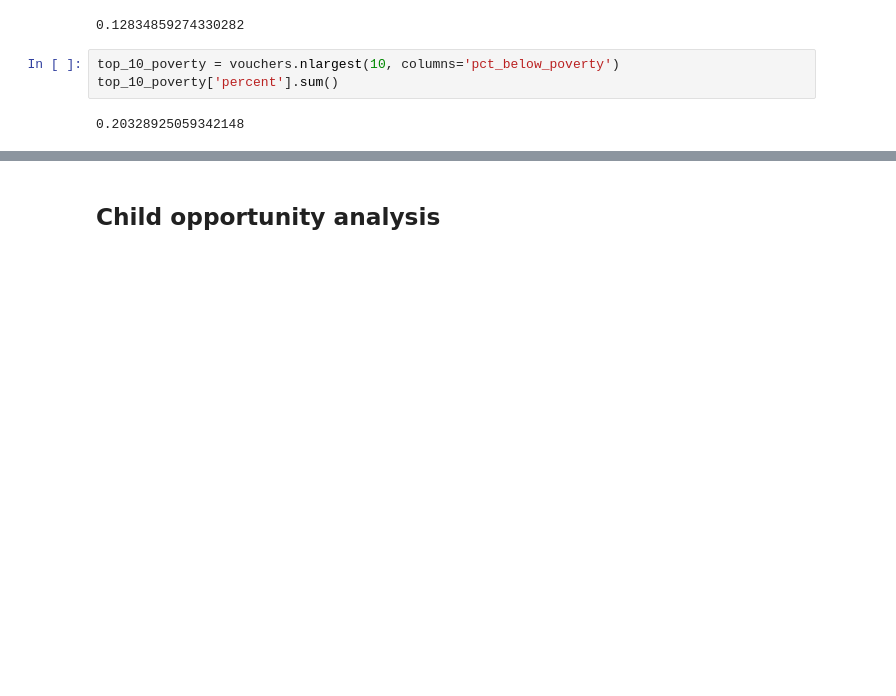
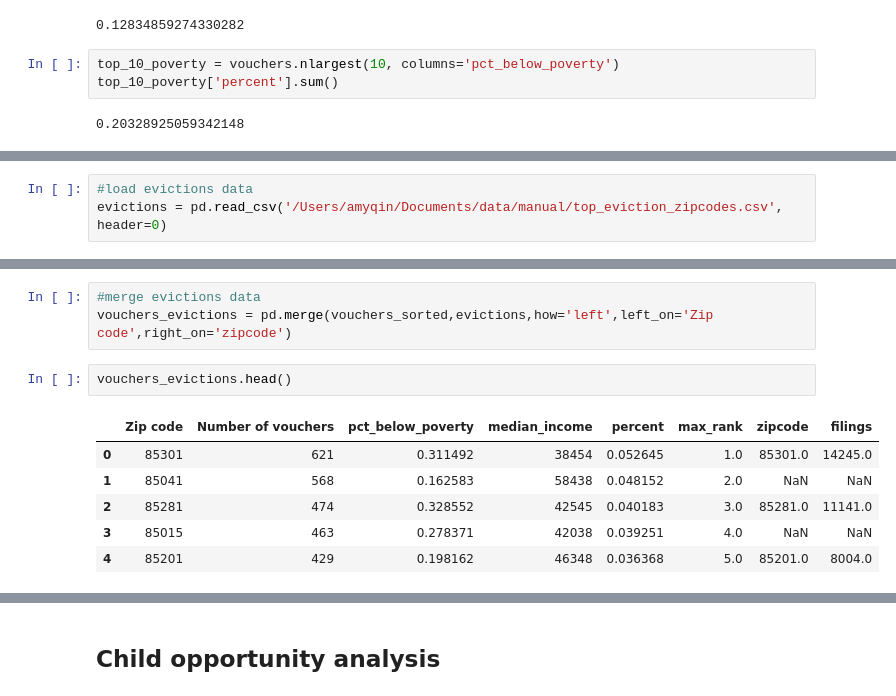
Before and after one commit to amyq96/quick-analyses, a Jupyter notebook: section-8/analyze-voucher-zips.ipynb, the cells around one changed output, grey strips where cells are left out. Saved outputs shown, nothing was run; the diff lists cells and outputs as text; blank space fills up the shorter version.

```diff
--- a/section-8/analyze-voucher-zips.ipynb
+++ b/section-8/analyze-voucher-zips.ipynb
@@ -168,0 +173,3 @@ STOPPED HERE: It would be cool to do a side by side map
+# %%
+#load evictions data
+evictions = pd.read_csv('/Users/amyqin/Documents/data/manual/top_eviction_zipcodes.csv', header=0)
@@ -168,0 +204,12 @@ STOPPED HERE: It would be cool to do a side by side map
+# %%
+#merge evictions data
+vouchers_evictions = pd.merge(vouchers_sorted,evictions,how='left',left_on='Zip code',right_on='zipcode')
+# %%
+vouchers_evictions.head()
+# %% [output]
+|  | Zip code | Number of vouchers | pct_below_poverty | median_income | percent | max_rank | zipcode | filings |
+| 0 | 85301 | 621 | 0.311492 | 38454 | 0.052645 | 1.0 | 85301.0 | 14245.0 |
+| 1 | 85041 | 568 | 0.162583 | 58438 | 0.048152 | 2.0 | NaN | NaN |
+| 2 | 85281 | 474 | 0.328552 | 42545 | 0.040183 | 3.0 | 85281.0 | 11141.0 |
+| 3 | 85015 | 463 | 0.278371 | 42038 | 0.039251 | 4.0 | NaN | NaN |
+| 4 | 85201 | 429 | 0.198162 | 46348 | 0.036368 | 5.0 | 85201.0 | 8004.0 |
```
Also changed, not shown: parts of 34 cells of this notebook.
